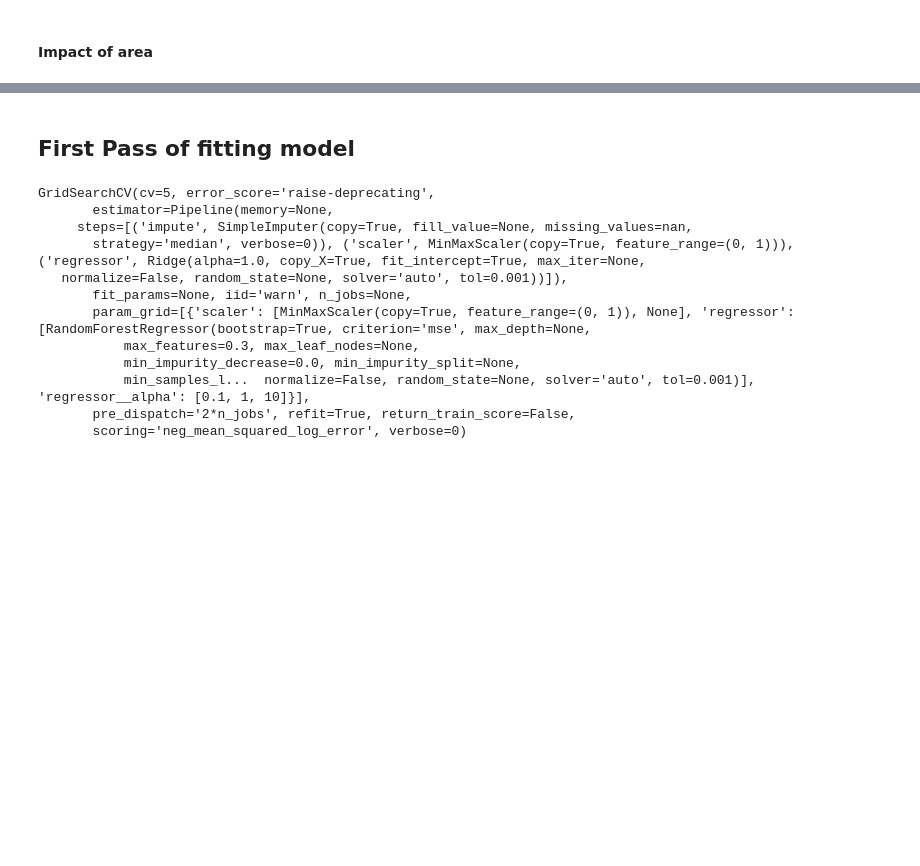
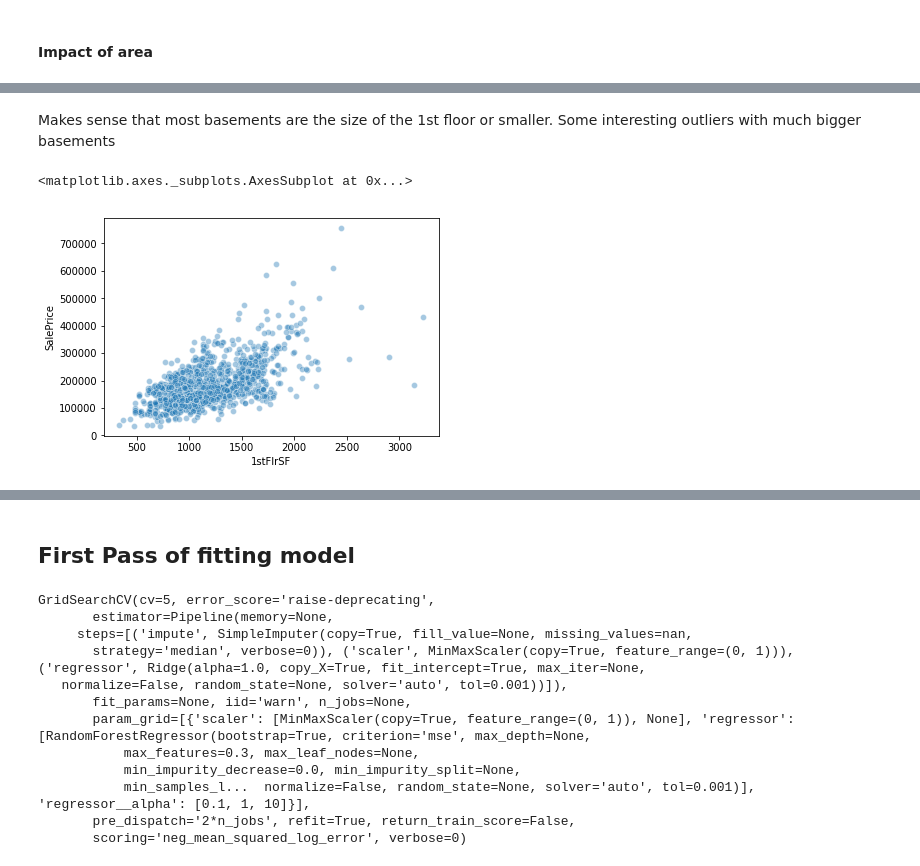
Before and after one commit to WBradbeer/housing, a Jupyter notebook: housing.ipynb, the cells around one changed output, grey strips where cells are left out. Drawn from its saved outputs; the diff is of its cells as text; code cells hidden in the pictures; blank space fills up the shorter version.

```diff
--- a/housing.ipynb
+++ b/housing.ipynb
@@ -182,0 +187,8 @@ Should just use Number of cars
+# %% [markdown]
+Makes sense that most basements are the size of the 1st floor or smaller.
+Some interesting outliers with much bigger basements
+# %%
+sb.scatterplot(df_test['1stFlrSF'], df_test.SalePrice, alpha=0.4)
+# %% [output]
+<matplotlib.axes._subplots.AxesSubplot at 0x...>
+[figure, added]
```
Also changed, not shown: parts of 50 cells of this notebook.
